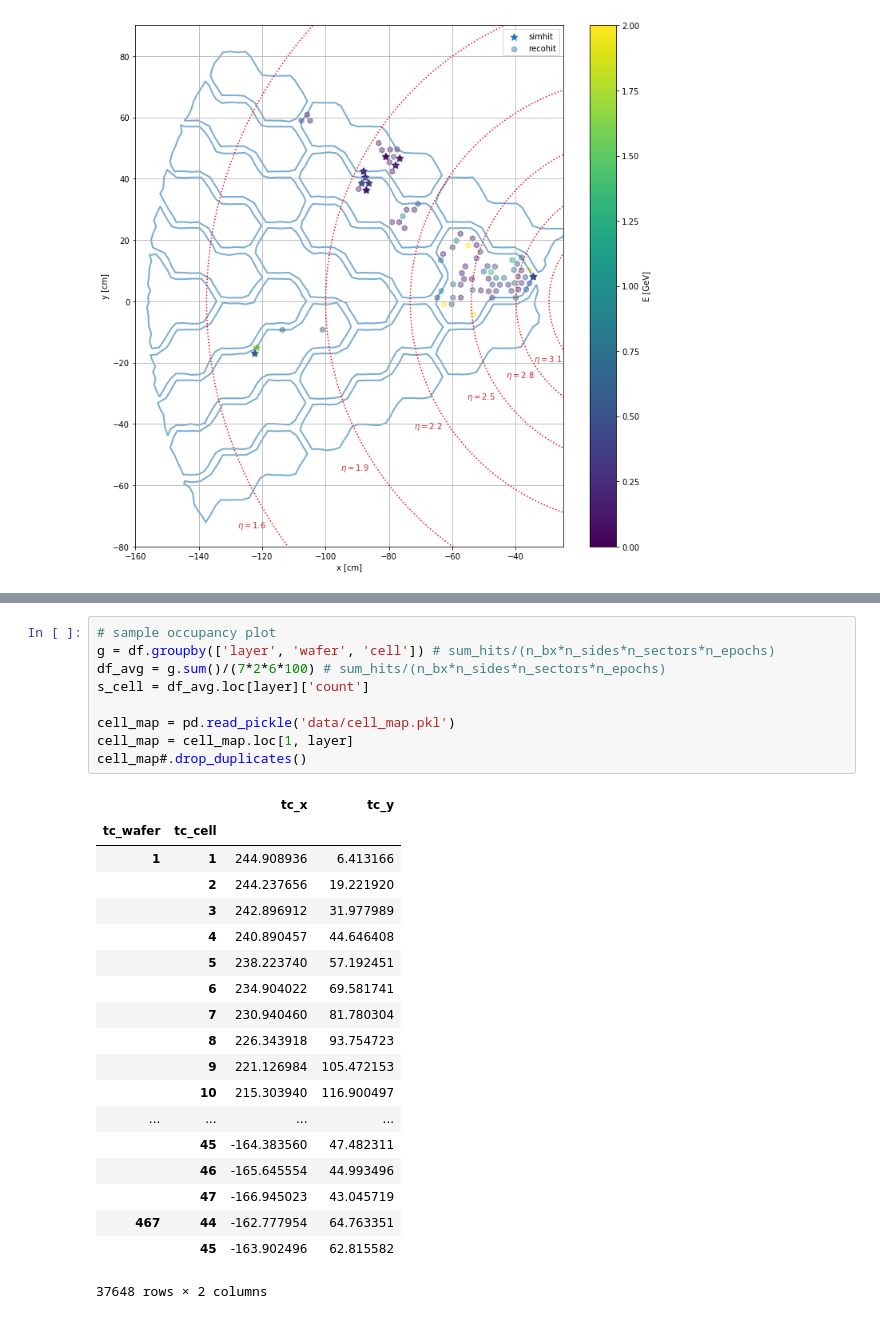
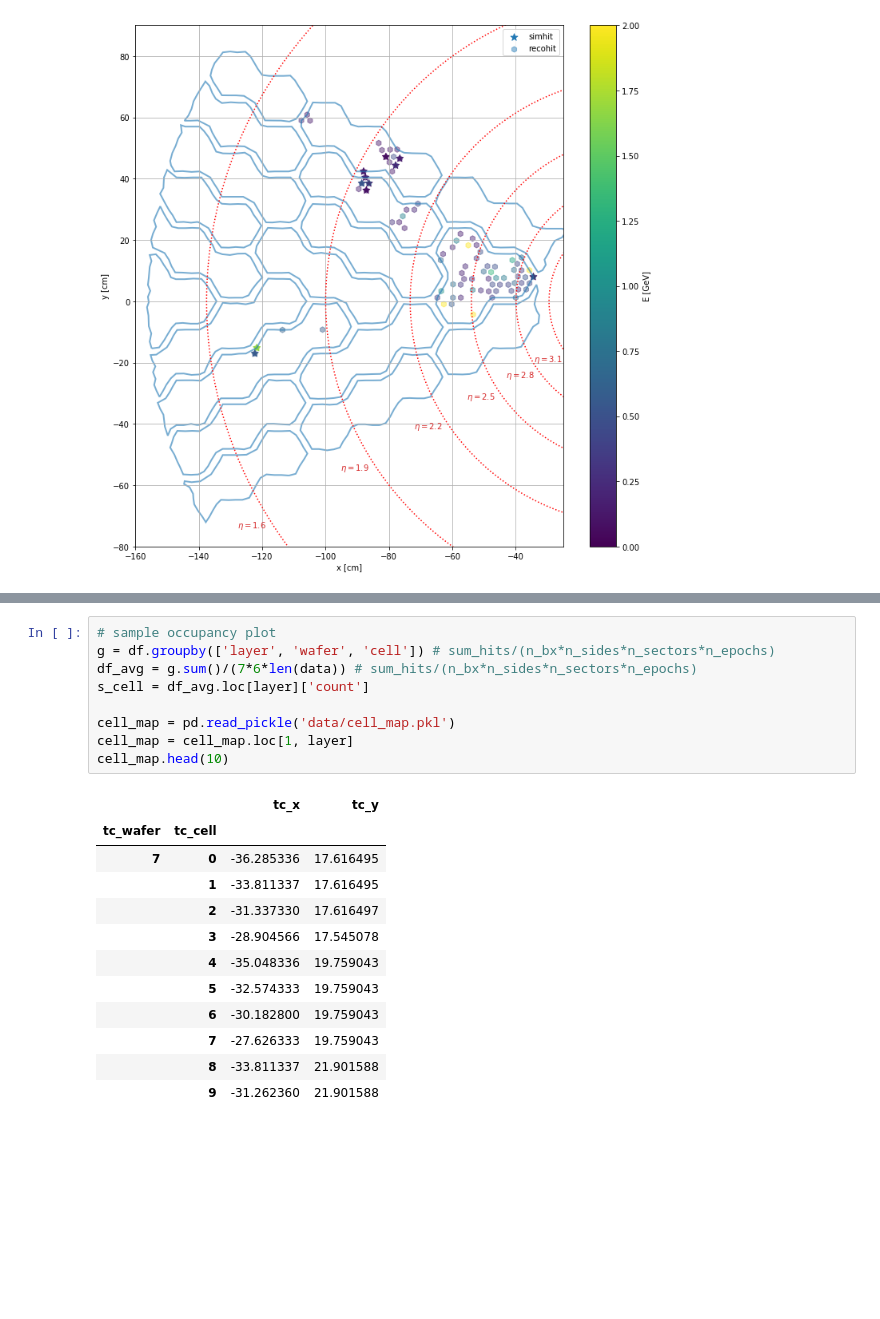
Before and after one commit to NWUHEP/hgcal-analysis, a Jupyter notebook: notebooks/hgcal_trigger_visualize.ipynb, the cells around one changed output, grey strips where cells are left out. Saved outputs shown, nothing was run; the diff lists cells and outputs as text; blank space fills up the shorter version.

```diff
--- a/notebooks/hgcal_trigger_visualize.ipynb
+++ b/notebooks/hgcal_trigger_visualize.ipynb
@@ -179,32 +179,25 @@ plt.show()
 # %%
 # sample occupancy plot
 g = df.groupby(['layer', 'wafer', 'cell']) # sum_hits/(n_bx*n_sides*n_sectors*n_epochs)
-df_avg = g.sum()/(7*2*6*100) # sum_hits/(n_bx*n_sides*n_sectors*n_epochs)
+df_avg = g.sum()/(7*6*len(data)) # sum_hits/(n_bx*n_sides*n_sectors*n_epochs)
 s_cell = df_avg.loc[layer]['count']
 
 cell_map = pd.read_pickle('data/cell_map.pkl')
 cell_map = cell_map.loc[1, layer]
-cell_map#.drop_duplicates()
+cell_map.head(10)
 # %% [output]
 |  |  | tc_x | tc_y |
 | tc_wafer | tc_cell |  |  |
-| 1 | 1 | 244.908936 | 6.413166 |
-|  | 2 | 244.237656 | 19.221920 |
-|  | 3 | 242.896912 | 31.977989 |
-|  | 4 | 240.890457 | 44.646408 |
-|  | 5 | 238.223740 | 57.192451 |
-|  | 6 | 234.904022 | 69.581741 |
-|  | 7 | 230.940460 | 81.780304 |
-|  | 8 | 226.343918 | 93.754723 |
-|  | 9 | 221.126984 | 105.472153 |
-|  | 10 | 215.303940 | 116.900497 |
-| ... | ... | ... | ... |
-|  | 45 | -164.383560 | 47.482311 |
-|  | 46 | -165.645554 | 44.993496 |
-|  | 47 | -166.945023 | 43.045719 |
-| 467 | 44 | -162.777954 | 64.763351 |
-|  | 45 | -163.902496 | 62.815582 |
+| 7 | 0 | -36.285336 | 17.616495 |
+|  | 1 | -33.811337 | 17.616495 |
+|  | 2 | -31.337330 | 17.616497 |
+|  | 3 | -28.904566 | 17.545078 |
+|  | 4 | -35.048336 | 19.759043 |
+|  | 5 | -32.574333 | 19.759043 |
+|  | 6 | -30.182800 | 19.759043 |
+|  | 7 | -27.626333 | 19.759043 |
+|  | 8 | -33.811337 | 21.901588 |
+|  | 9 | -31.262360 | 21.901588 |
-37648 rows × 2 columns
 # %%
 # by cell occupancies
 
```
Also changed, not shown: parts of 3 cells of this notebook, 8 other files.
